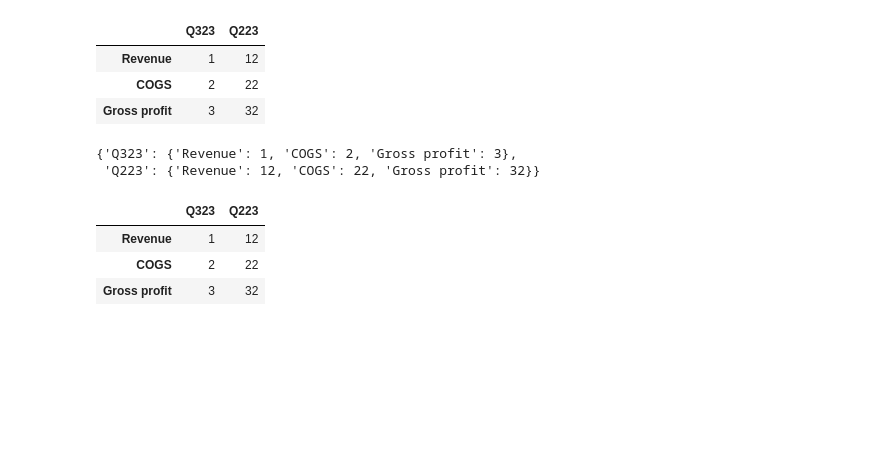
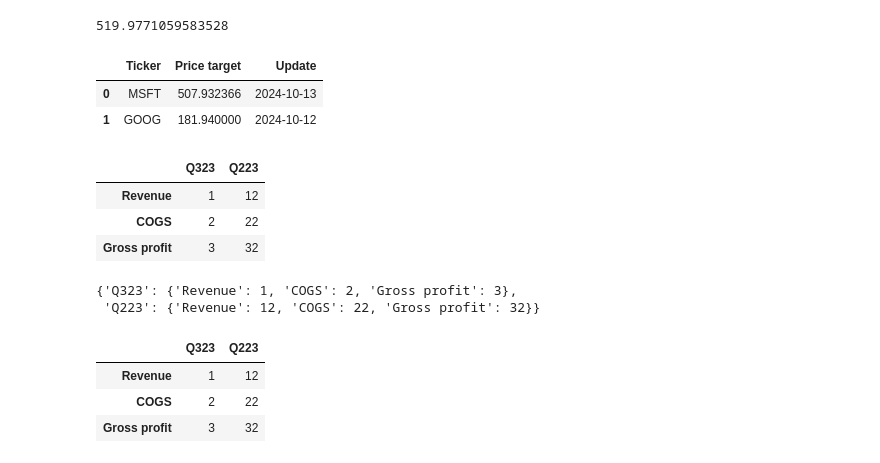
Before and after one commit to pussurmanov/financial_models, a Jupyter notebook: notebooks/MSFT.ipynb, the cells around one changed output. Cells and saved outputs as stored; diff of their text form; code cells hidden in the pictures; blank space fills up the shorter version.

```diff
--- a/notebooks/MSFT.ipynb
+++ b/notebooks/MSFT.ipynb
@@ -26,0 +206,10 @@ df
+# %%
+price_target = (df_ev["Cash"].iloc[-1] - df_ev["Debt"].iloc[-1] + dcf)/df_ev["Shares"].iloc[-1]
+# %%
+print(price_target)
+# %% [output]
+519.9771059583528
+# %%
+df_main = pd.read_csv('../data/main.csv', index_col=0)
+# %%
+df_main.loc[df_main['Ticker'] == ticker, ['Price target']] = price_target
@@ -26,0 +218,8 @@ df
+# %%
+df_main.loc[df_main['Ticker'] == ticker, ['Update']] = datetime.now().strftime('%Y-%m-%d')
+# %%
+df_main
+# %% [output]
+|  | Ticker | Price target | Update |
+| 0 | MSFT | 507.932366 | 2024-10-13 |
+| 1 | GOOG | 181.940000 | 2024-10-12 |
```
Also changed, not shown: parts of 31 cells of this notebook, 4 other files.
